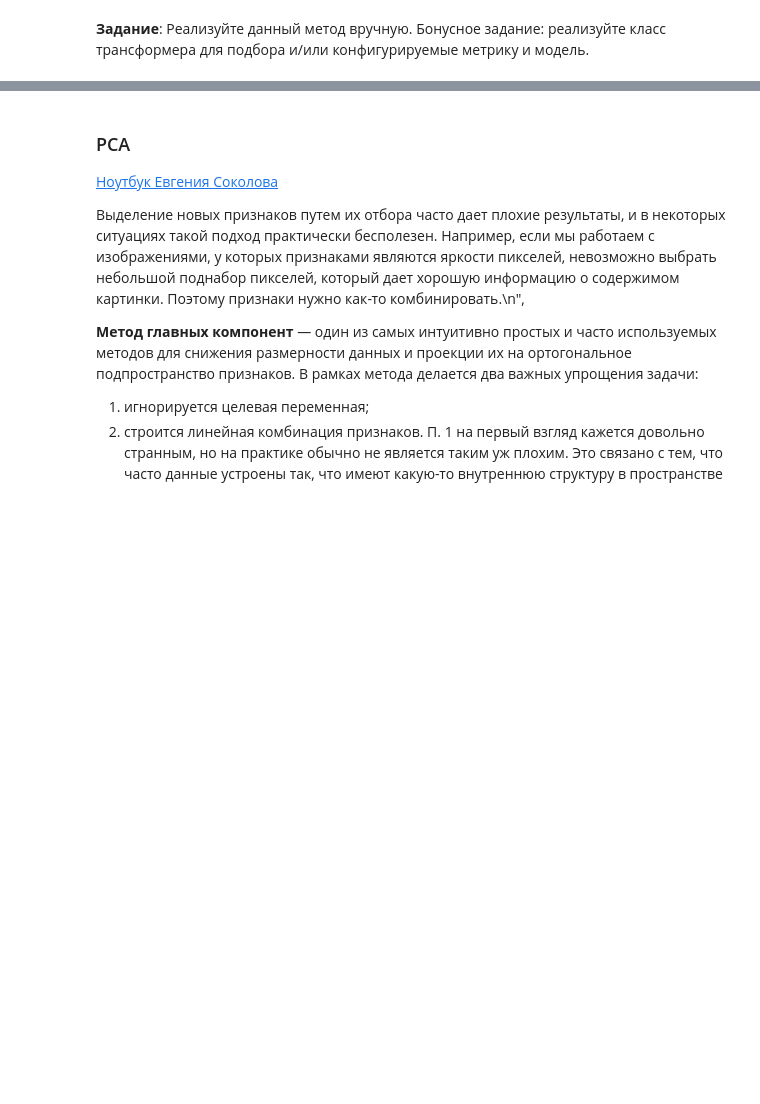
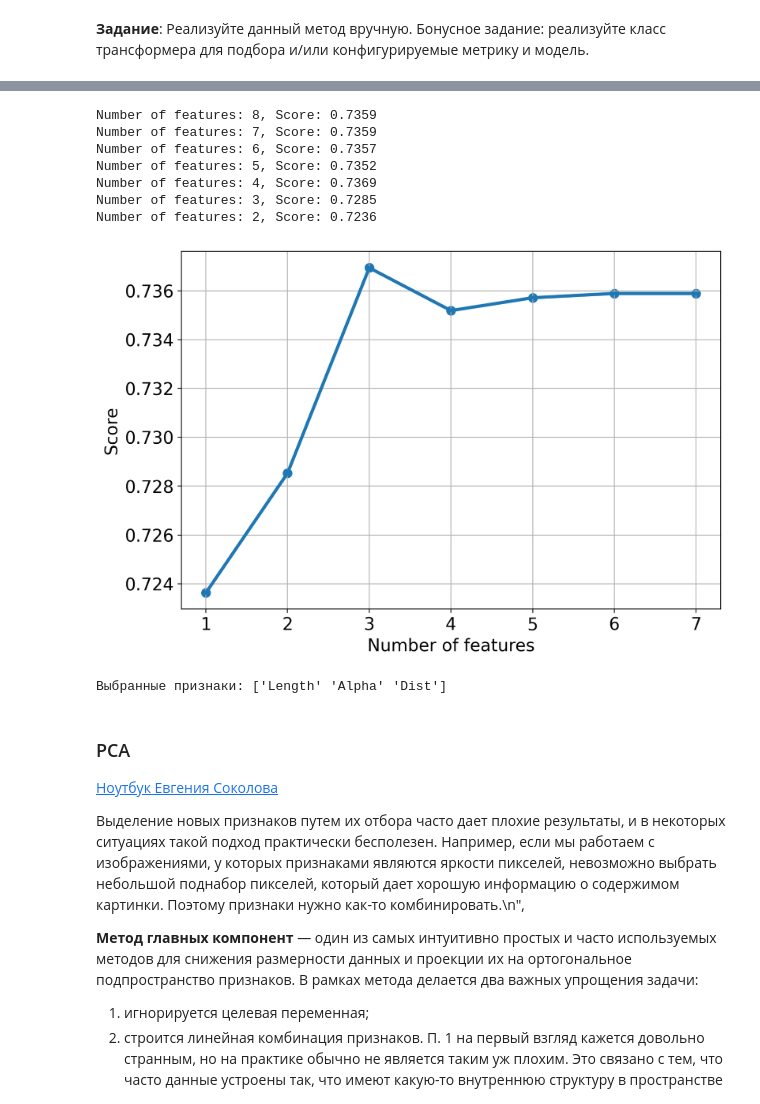
Before and after one commit to YukiTheKilla/spbu_ml_2025, a Jupyter notebook: notebooks/dimentionality_reduction.ipynb, the cells around one changed output, grey strips where cells are left out. Cells and saved outputs as stored; diff of their text form; code cells hidden in the pictures; blank space fills up the shorter version.

```diff
--- a/notebooks/dimentionality_reduction.ipynb
+++ b/notebooks/dimentionality_reduction.ipynb
@@ -627,17 +733,56 @@ def find_best_features_set(X_train, y_train, X_test, y_test, model, columns):
 # %%
-scores, f_names  = find_best_features_set(X_train, y_train, X_test, y_test, model, columns)
-nf = np.arange(1, len(scores)+1)[::-1]
+def find_best_features_set(X_train, y_train, X_test, y_test, model, columns):
+    X_train_curr = X_train.copy()
+    X_test_curr = X_test.copy()
+    f_names_curr = np.array(columns)
+
+    scores = []
+    while X_train_curr.shape[1] > 1:
+        model.fit(X_train_curr, y_train)
+
+        if hasattr(model, 'feature_importances_'):
+            importances = model.feature_importances_
+        else:
+            perm_importance = permutation_importance(model, X_test_curr, y_test, scoring='accuracy')
+            importances = perm_importance.importances_mean
+
+        yhat = model.predict(X_test_curr)
+        score = accuracy_score(y_test, yhat)
+        scores.append(score)
+        print(f"Number of features: {X_train_curr.shape[1]}, Score: {score:.4f}")
+
+        min_idx = np.argmin(importances)
+        X_train_curr = np.delete(X_train_curr, min_idx, axis=1)
+        X_test_curr = np.delete(X_test_curr, min_idx, axis=1)
+        f_names_curr = np.delete(f_names_curr, min_idx)
+
+    return scores, f_names_curr
+
+scores, f_names = find_best_features_set(X_train, y_train, X_test, y_test, model, columns)
+
+# Визуализация
+nf = np.arange(1, len(scores) + 1)[::-1]
 plt.figure(figsize=(9, 6))
-
 plt.plot(nf, scores, linewidth=3)
 plt.scatter(nf, scores, linewidth=3)
-
 plt.xlabel("Number of features", size=16)
 plt.ylabel("Score", size=16)
 plt.xticks(size=16)
 plt.yticks(size=16)
 plt.grid()
 plt.show()
+
+print("Выбранные признаки:", f_names)
+# %% [output]
+Number of features: 8, Score: 0.7359
+Number of features: 7, Score: 0.7359
+Number of features: 6, Score: 0.7357
+Number of features: 5, Score: 0.7352
+Number of features: 4, Score: 0.7369
+Number of features: 3, Score: 0.7285
+Number of features: 2, Score: 0.7236
+[figure, added]
+Выбранные признаки: ['Length' 'Alpha' 'Dist']
 # %% [markdown]
 ### PCA
 
```
Also changed, not shown: parts of 39 cells of this notebook, 1 other file.
